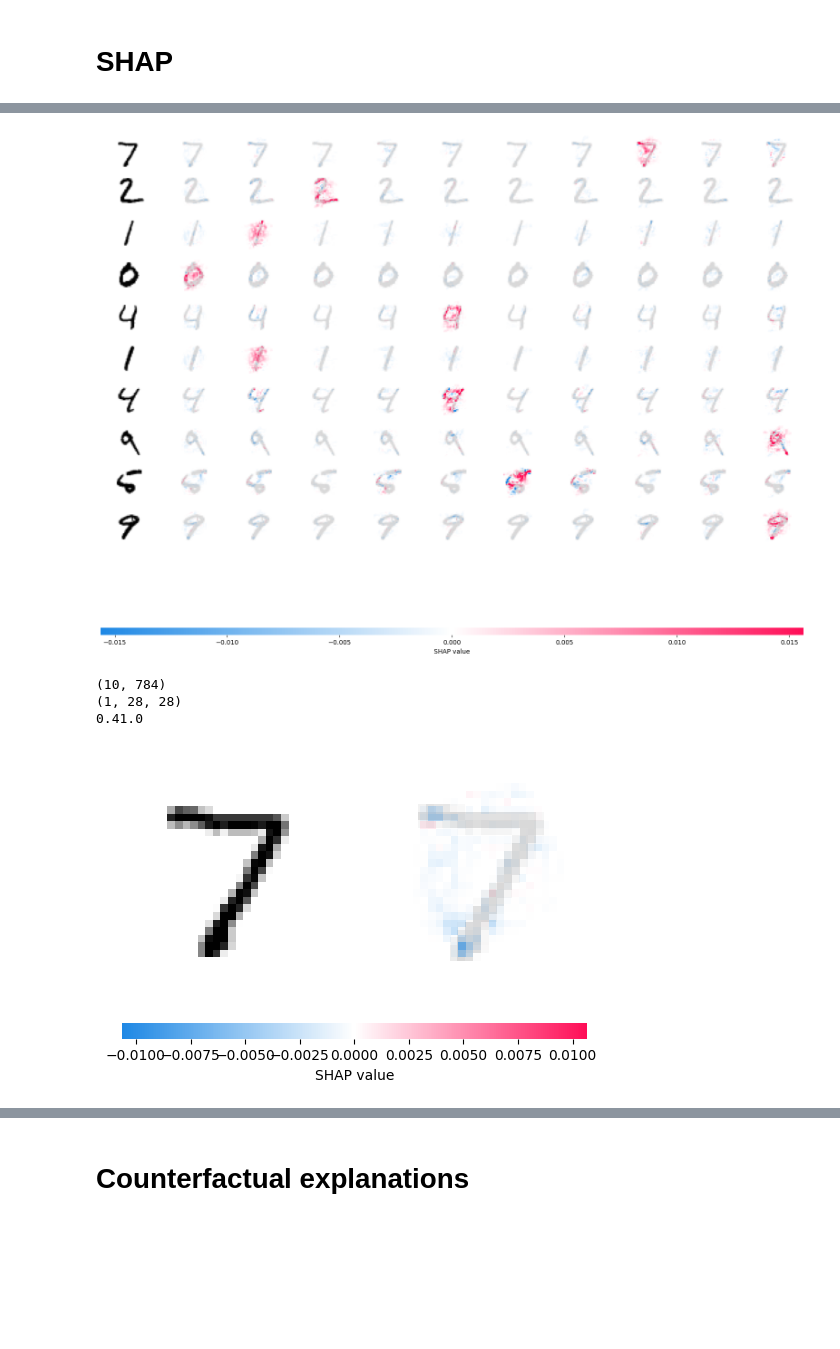
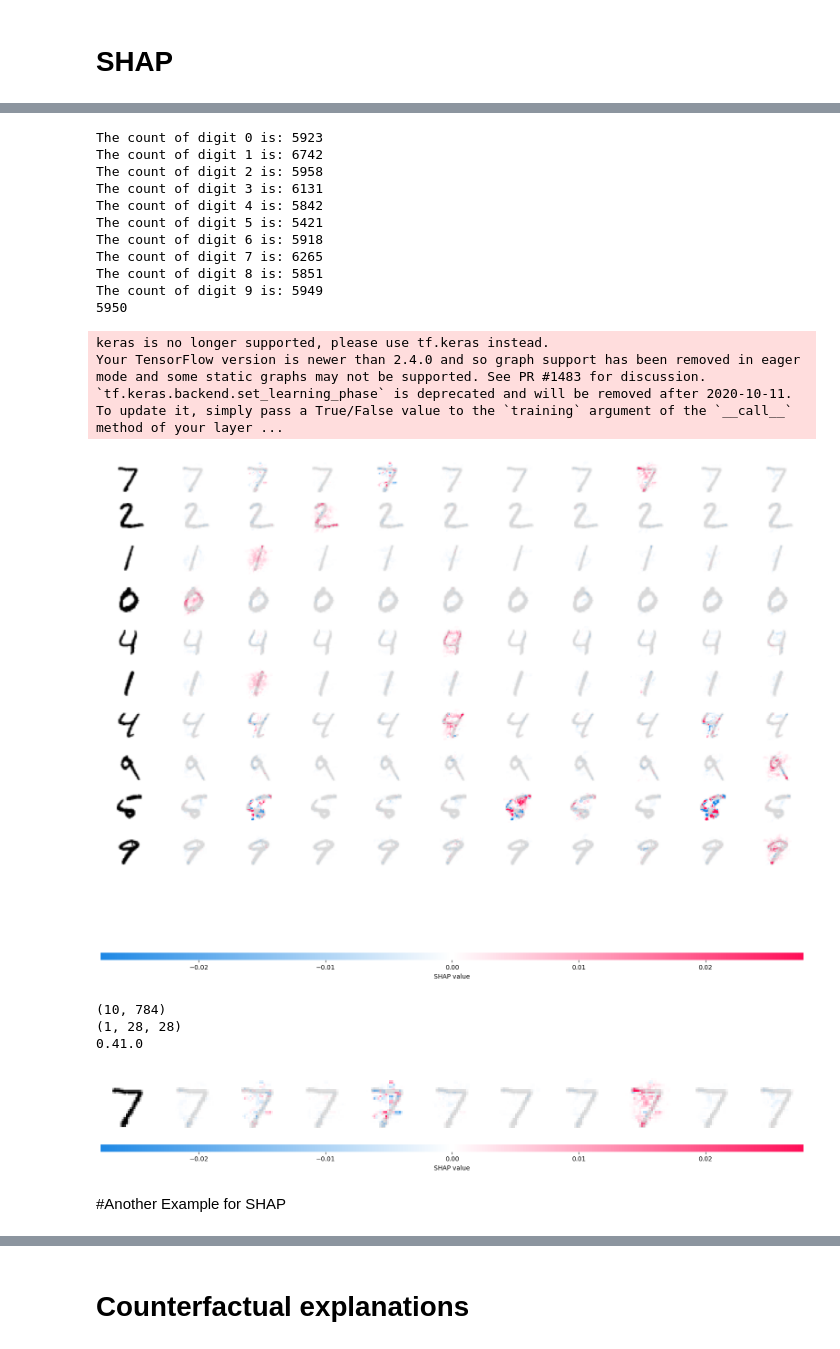
Before and after one commit to mobile-cloud-computing/XAIMethodsAnalysis, a Jupyter notebook: XAIANAlysis.ipynb, the cells around one changed output, grey strips where cells are left out. Drawn from its saved outputs; the diff is of its cells as text; code cells hidden in the pictures; blank space fills up the shorter version.

Commit message:
Added few more examples

```diff
--- a/XAIANAlysis.ipynb
+++ b/XAIANAlysis.ipynb
@@ -209,6 +208,37 @@ y_test = keras.utils.to_categorical(y_test, 10)
 
 # Load the pre-trained model
 model = keras.models.load_model('mnist_model.h5')
+# %%
+from tensorflow.keras.datasets import mnist
+
+# Load the MNIST dataset
+(x_train, y_train), (x_test, y_test) = mnist.load_data()
+count=0
+# Select the digit you want to count
+i=0
+while (i<10):
+  digit = i
+
+  # Count the number of images with the selected digit
+  count = sum(1 for label in y_train if label == digit)
+
+  # Print the count
+  print("The count of digit", digit, "is:", count)
+  i=i+1
+  count=count+1
+print(count)
+# %% [output]
+The count of digit 0 is: 5923
+The count of digit 1 is: 6742
+The count of digit 2 is: 5958
+The count of digit 3 is: 6131
+The count of digit 4 is: 5842
+The count of digit 5 is: 5421
+The count of digit 6 is: 5918
+The count of digit 7 is: 6265
+The count of digit 8 is: 5851
+The count of digit 9 is: 5949
+5950
 # %%
 # Use SHAP to explain the model's predictions
 explainer = shap.DeepExplainer(model, x_train[:100])
@@ -216,7 +246,10 @@ shap_values = explainer.shap_values(x_test[:10])
 
 shap.image_plot(shap_values, -x_test[:10])
 # %% [output]
+keras is no longer supported, please use tf.keras instead.
+Your TensorFlow version is newer than 2.4.0 and so graph support has been removed in eager mode and some static graphs may not be supported. See PR #1483 for discussion.
+`tf.keras.backend.set_learning_phase` is deprecated and will be removed after 2020-10-11. To update it, simply pass a True/False value to the `training` argument of the `__call__` method of your layer ...
-[figure, old version]
+[figure, new version]
 # %%
 print(shap_values[0].shape)
 print(x_test_reshaped[:1].shape)
@@ -228,11 +261,13 @@ print(shap.__version__)
 # %%
 import traceback
 
 try:
     # Code that's causing the error
-    shap.image_plot(shap_values[0], -x_test[:1])
+    shap.image_plot(shap_values, -x_test[:1])
 except Exception as e:
     # Print out full traceback
     traceback.print_exc()
 # %% [output]
-[figure, old version]
+[figure, new version]
+# %% [markdown]
+#Another Example for SHAP
```
Also changed, not shown: parts of 7 cells of this notebook.
